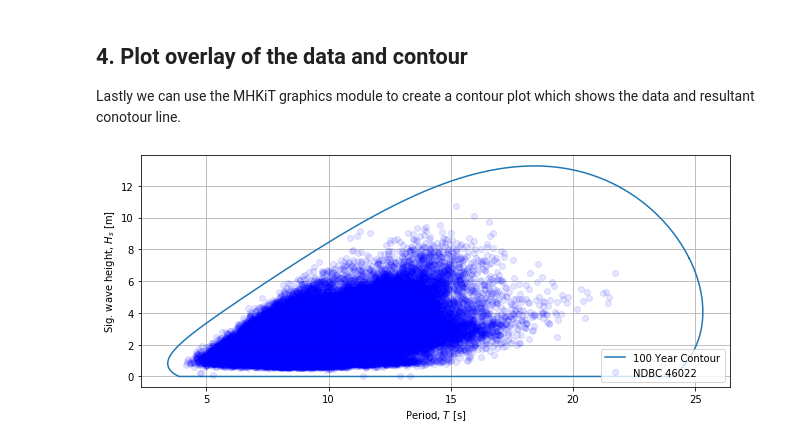
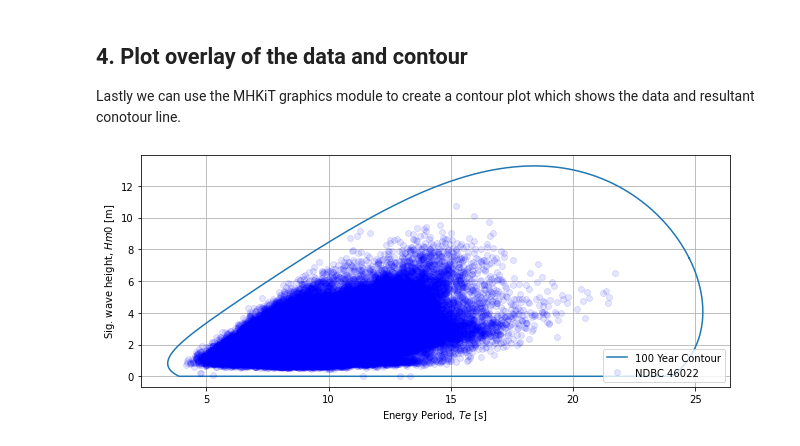
Before and after one commit to MHKiT-Software/MHKiT-Python, a Jupyter notebook: examples/environmental_contours.ipynb, the cells around one changed output. Cells and saved outputs as stored; diff of their text form; code cells hidden in the pictures.

Commit message:
Fix the plotting to work with the more general kwargs

```diff
--- a/examples/environmental_contours.ipynb
+++ b/examples/environmental_contours.ipynb
@@ -156,9 +156,12 @@ Hm0_contour, Te_contour = resource.environmental_contour(Hm0, Te, dt, period)
 Lastly we can use the MHKiT graphics module to create a contour plot which shows the data and resultant conotour line.
 # %%
 fig, ax = plt.subplots(figsize=(9,4))
-ax = graphics.plot_environmental_contour(Hm0, Te,
-                                    Hm0_contour, Te_contour,
+ax = graphics.plot_environmental_contour(Te, Hm0,
+                                    Te_contour, Hm0_contour,
                                     data_label='NDBC 46022',
-                                    contour_label='100 Year Contour',ax=ax)
+                                    contour_label='100 Year Contour',
+                                    x_label = 'Energy Period, $Te$ [s]',
+                                    y_label = 'Sig. wave height, $Hm0$ [m]',
+                                    ax=ax)
 # %% [output]
-[figure, old version]
+[figure, new version]
```
